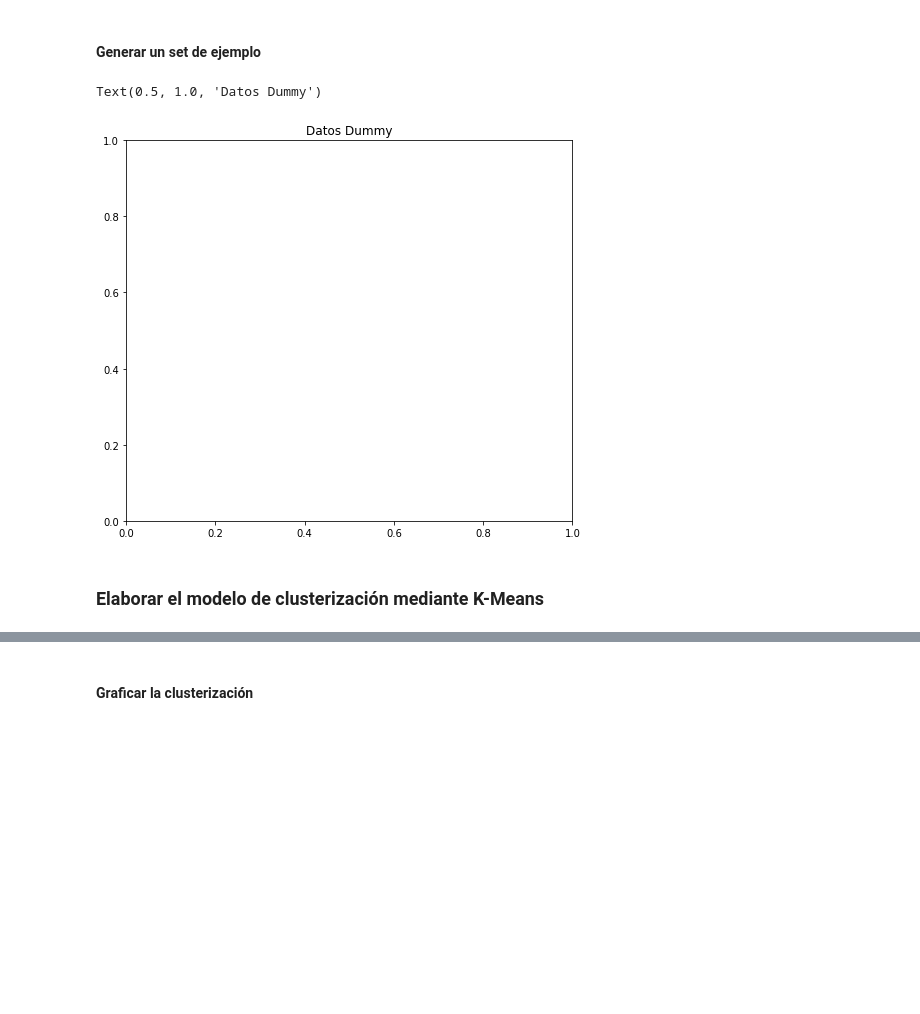
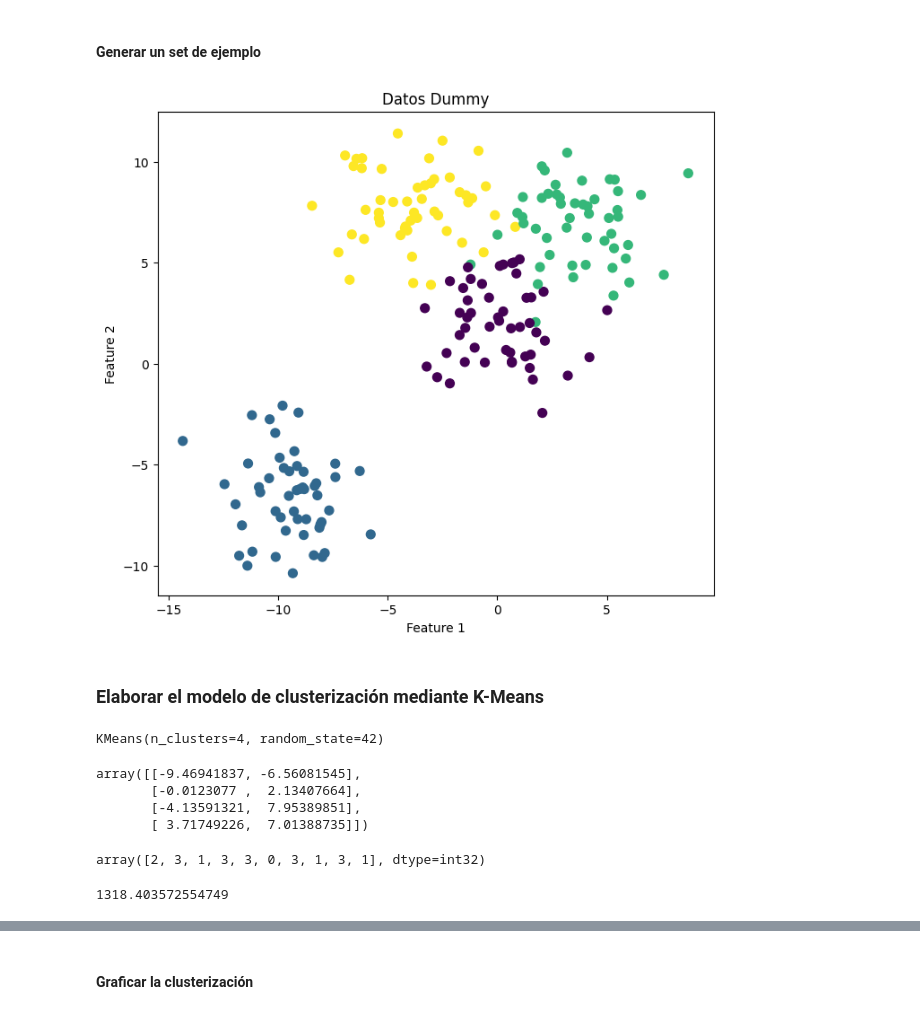
Before and after one commit to rodrigoaguilerav/kibernum-data-science, a Jupyter notebook: M6/S3/02 - K-Means (Participante).ipynb, the cells around one changed output, grey strips where cells are left out. Drawn from its saved outputs; the diff is of its cells as text; code cells hidden in the pictures; blank space fills up the shorter version.

```diff
--- a/M6/S3/02 - K-Means (Participante).ipynb
+++ b/M6/S3/02 - K-Means (Participante).ipynb
@@ -12,10 +12,39 @@ from sklearn.datasets import make_blobs
 X, y =make_blobs(n_samples=200, n_features=2, centers=4, cluster_std=1.8, random_state=101)
 # %%
 plt.figure(figsize=(8,7))
-# Completar   ... plt.scatter(...)
+plt.scatter(X[:,0], X[:,1], c=y, cmap='viridis', s=50)
 plt.title('Datos Dummy')
+plt.xlabel('Feature 1')
+plt.ylabel('Feature 2')
+plt.show()
 # %% [output]
-Text(0.5, 1.0, 'Datos Dummy')
-[figure, old version]
+[figure, new version]
 # %% [markdown]
 ### Elaborar el modelo de clusterización mediante K-Means
+# %%
+from sklearn.cluster import KMeans
+
+# Definir y entrenar el modelo K-Means (usaremos 4 clusters como en los datos simulados)
+kmeans = KMeans(n_clusters=4, random_state=42)
+kmeans.fit(X)
+# %% [output]
+KMeans(n_clusters=4, random_state=42)
+# %%
+# Centroides encontrados por K-Means
+kmeans.cluster_centers_
+# %% [output]
+array([[-9.46941837, -6.56081545],
+       [-0.0123077 ,  2.13407664],
+       [-4.13591321,  7.95389851],
+       [ 3.71749226,  7.01388735]])
+# %%
+# Etiquetas de cluster asignadas a cada punto
+y_kmeans = kmeans.labels_
+y_kmeans[:10]
+# %% [output]
+array([2, 3, 1, 3, 3, 0, 3, 1, 3, 1], dtype=int32)
+# %%
+# Inercia (suma de distancias cuadradas al centroide)
+kmeans.inertia_
+# %% [output]
+1318.403572554749
```
Also changed, not shown: parts of 14 cells of this notebook.
